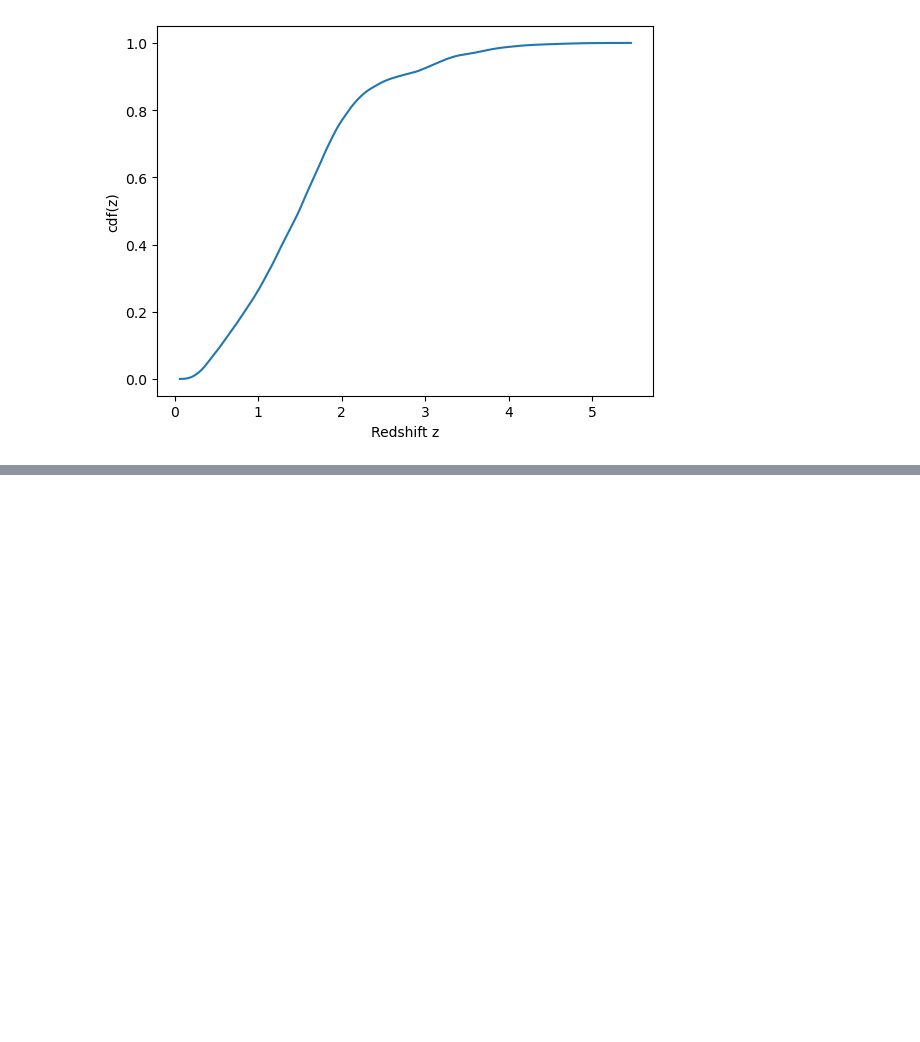
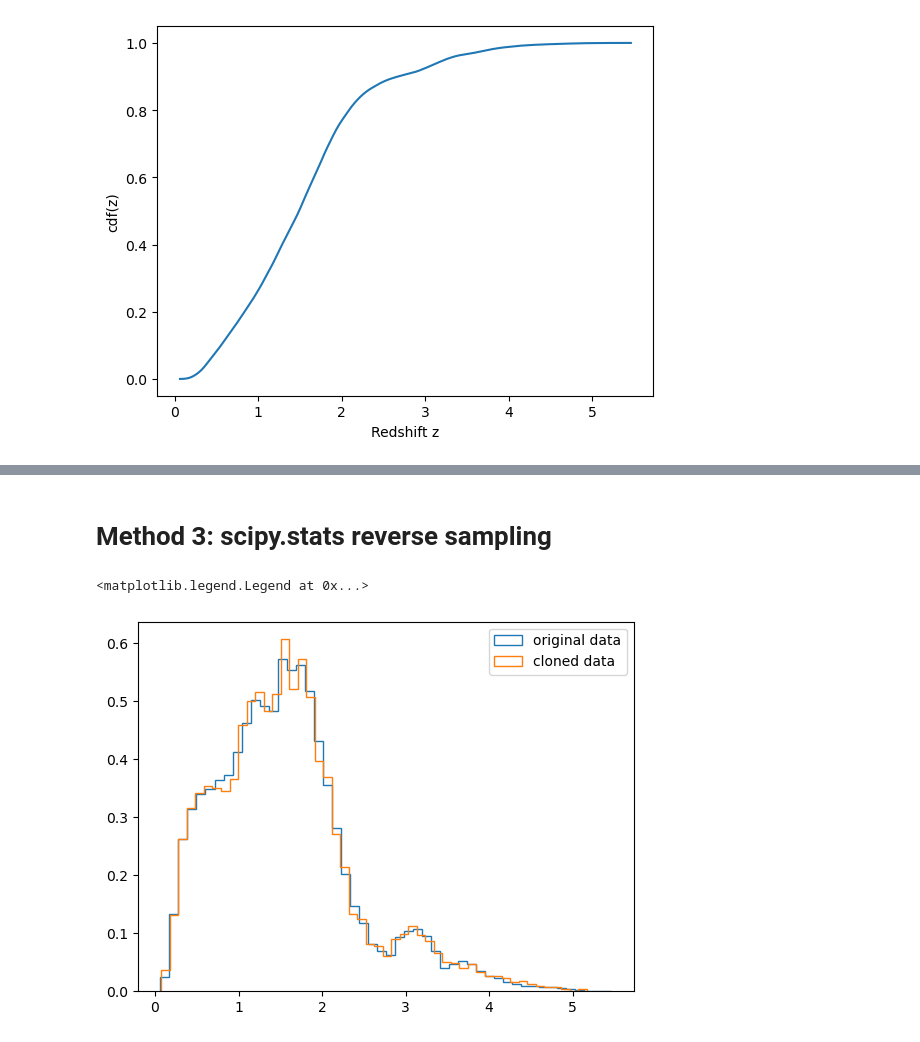
Before and after one commit to anna-tresoldi/astrostatistics_bicocca_2026, a Jupyter notebook: working/L04_quasars.ipynb, the cells around one changed output, grey strips where cells are left out. Cells and saved outputs as stored; diff of their text form; code cells hidden in the pictures; blank space fills up the shorter version.

```diff
--- a/working/L04_quasars.ipynb
+++ b/working/L04_quasars.ipynb
@@ -165,3 +165,21 @@ plt.show()
+# %% [markdown]
+# Method 3: scipy.stats reverse sampling
+# %%
+import scipy
+plt.hist(z,bins=50,histtype='step',density=True,label='original data');
+
+# make a histogram object
+counts, bins = np.histogram(z, bins=50, density=True)
+
+# Make a scipy.stats random variable object from a histogram
+disth = scipy.stats.rv_histogram((counts,bins))
+
+plt.hist(disth.rvs(size=N),bins=50,density=True,histtype='step',label='cloned data');
+
+plt.legend()
+# %% [output]
+<matplotlib.legend.Legend at 0x...>
+[figure, added]
 # %% [markdown]
 # Final comparison and cosmological interpretation
 
```
Also changed, not shown: parts of 7 cells of this notebook, 1 other file.
